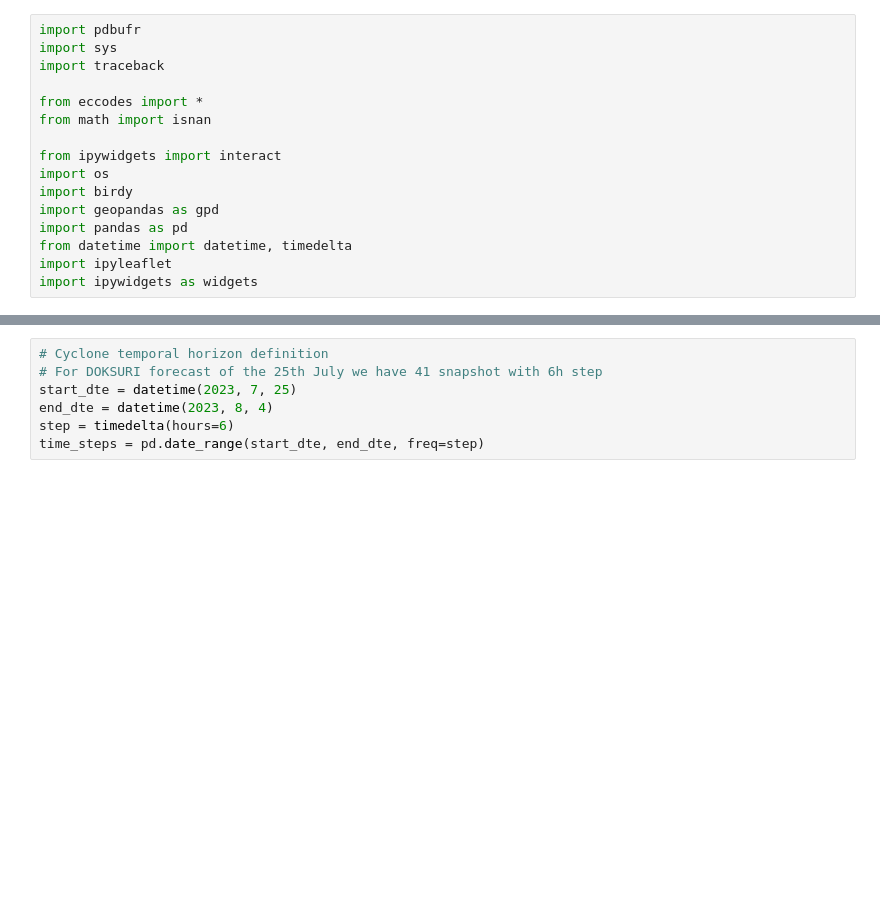
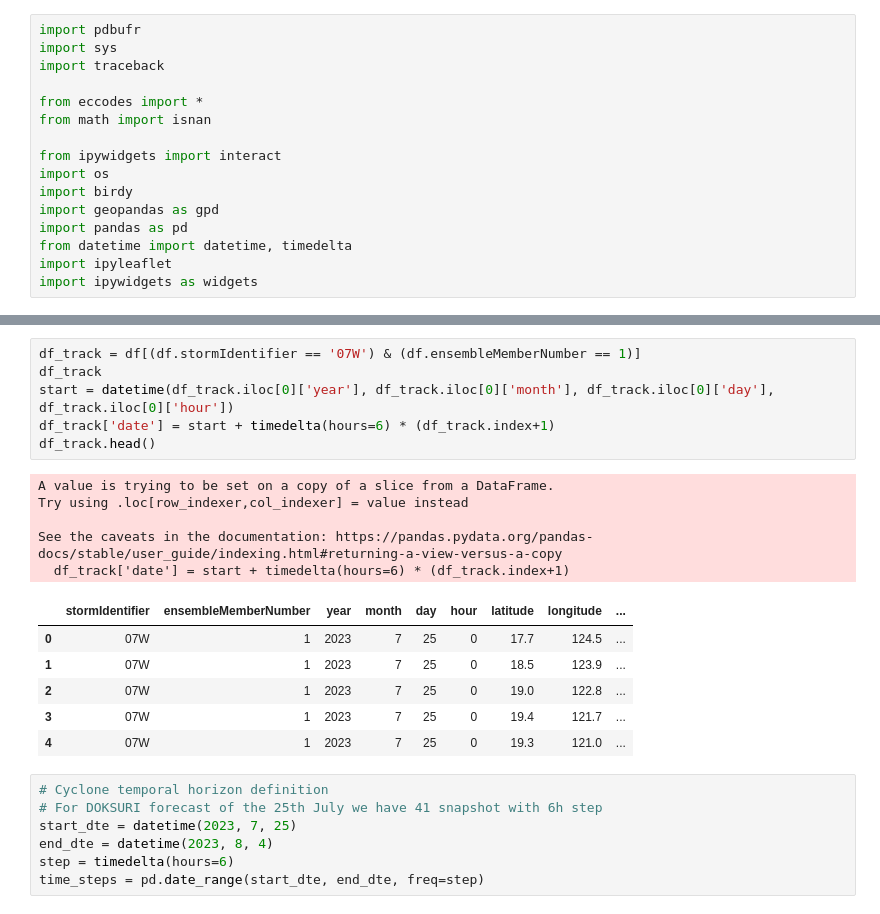
Before and after one commit to ECMWFCode4Earth/TropiDash, a Jupyter notebook: notebooks-examples-trials/trials/cyclone_track_plot_trial.ipynb, the cells around one changed output, grey strips where cells are left out. Cells and saved outputs as stored; diff of their text form; blank space fills up the shorter version.

Commit message:
added popup date to forecasted tracks

```diff
--- a/notebooks-examples-trials/trials/cyclone_track_plot_trial.ipynb
+++ b/notebooks-examples-trials/trials/cyclone_track_plot_trial.ipynb
@@ -32,3 +31,21 @@ df.head()
+# %%
+df_track = df[(df.stormIdentifier == '07W') & (df.ensembleMemberNumber == 1)]
+df_track
+start = datetime(df_track.iloc[0]['year'], df_track.iloc[0]['month'], df_track.iloc[0]['day'], df_track.iloc[0]['hour'])
+df_track['date'] = start + timedelta(hours=6) * (df_track.index+1)
+df_track.head()
+# %% [output]
+A value is trying to be set on a copy of a slice from a DataFrame.
+Try using .loc[row_indexer,col_indexer] = value instead
+
+See the caveats in the documentation: https://pandas.pydata.org/pandas-docs/stable/user_guide/indexing.html#returning-a-view-versus-a-copy
+  df_track['date'] = start + timedelta(hours=6) * (df_track.index+1)
+|  | stormIdentifier | ensembleMemberNumber | year | month | day | hour | latitude | longitude | ... |
+| 0 | 07W | 1 | 2023 | 7 | 25 | 0 | 17.7 | 124.5 | ... |
+| 1 | 07W | 1 | 2023 | 7 | 25 | 0 | 18.5 | 123.9 | ... |
+| 2 | 07W | 1 | 2023 | 7 | 25 | 0 | 19.0 | 122.8 | ... |
+| 3 | 07W | 1 | 2023 | 7 | 25 | 0 | 19.4 | 121.7 | ... |
+| 4 | 07W | 1 | 2023 | 7 | 25 | 0 | 19.3 | 121.0 | ... |
 # %%
 # Cyclone temporal horizon definition
 # For DOKSURI forecast of the 25th July we have 41 snapshot with 6h step
```
Also changed, not shown: parts of 1 cell of this notebook, 5 other files.
